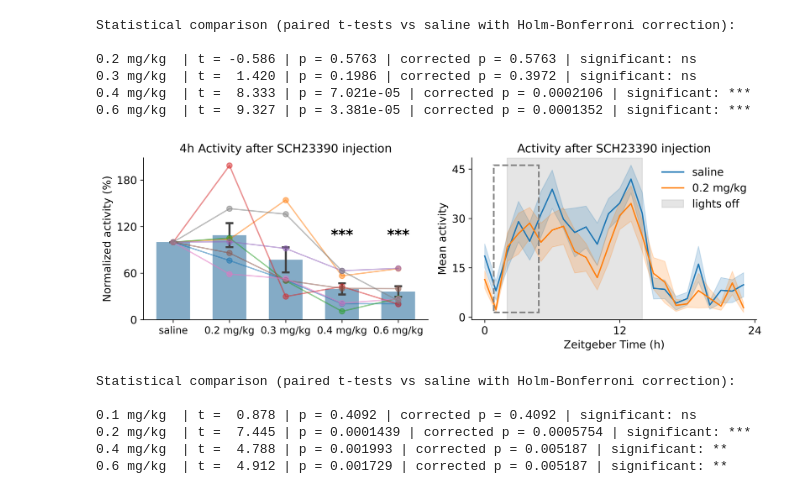
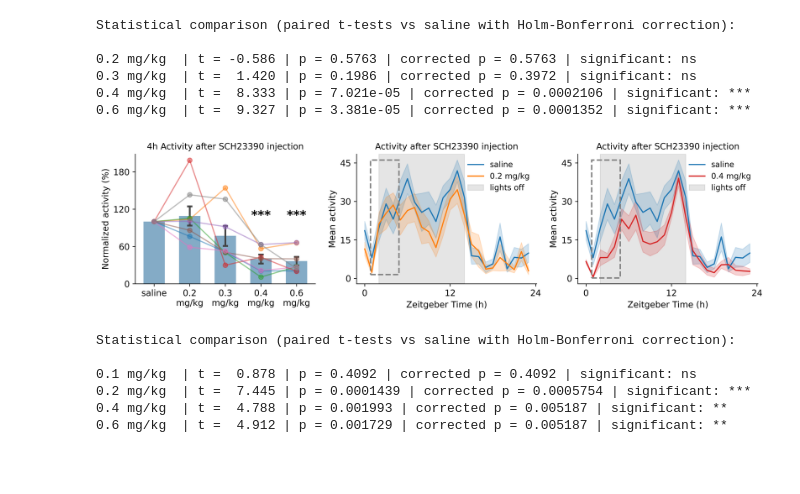
Before and after one commit to yiruchen4/Chen2026, a Jupyter notebook: Code/ChenFigureS2.ipynb, the cells around one changed output. Cells and saved outputs as stored; diff of their text form; code cells hidden in the pictures; blank space fills up the shorter version.

```diff
--- a/Code/ChenFigureS2.ipynb
+++ b/Code/ChenFigureS2.ipynb
@@ -59,7 +59,7 @@ for (condition, raw_p), corrected_p, rej in zip(comparisons, pvals_corrected, re
     star = p_to_star(corrected_p)
     print(f"{condition:<10} | t = {tstat:>6.3f} | p = {raw_p:.4g} | corrected p = {corrected_p:.4g} | significant: {star or 'ns'}")
 
-fig, axes = plt.subplots(1, 2, figsize=(10.5, 3.5), dpi=600)
+fig, axes = plt.subplots(1, 3, figsize=(12, 3.25), dpi=600)
 
 # Figure 1: Barplot with line plots
 ax1 = axes[0]
@@ -86,14 +86,14 @@ for individual_id in df1['id'].unique():
         alpha=0.5
     )
 
-ax1.set_title('4h Activity after SCH23390 injection', fontsize=13)
-ax1.set_ylabel('Normalized activity (%)', fontsize=12)
-ax1.set_xlabel('', fontsize=12)
-custom_labels = ['saline', '0.2 mg/kg', '0.3 mg/kg', '0.4 mg/kg', '0.6 mg/kg']
+ax1.set_title('4h Activity after SCH23390 injection', fontsize=11)
+ax1.set_ylabel('Normalized activity (%)', fontsize=11)
+ax1.set_xlabel('', fontsize=11)
+custom_labels = ['saline', '0.2\nmg/kg', '0.3\nmg/kg', '0.4\nmg/kg', '0.6\nmg/kg']
 ax1.set_xticks(range(len(custom_labels)))
 ax1.set_xticklabels(custom_labels, fontsize=11)
 ax1.yaxis.set_major_locator(ticker.MaxNLocator(integer=True, nbins=4))
-ax1.tick_params(axis='y', labelsize=12)
+ax1.tick_params(axis='y', labelsize=11)
 ax1.legend([], frameon=False)
 
 y_offset = df1['mean_normalized'].max() * .5
@@ -204,34 +204,34 @@ summary_sub['lower'] = summary_sub['mean'] - summary_sub['sem']
 summary_sub['upper'] = summary_sub['mean'] + summary_sub['sem']
 ymin = summary_sub['lower'].min()
 ymax = summary_sub['upper'].max()
 
 box = patches.Rectangle(
     (0.8, ymin),  # Lower-left corner at ~ZT1
     4,            # Width (ZT5 − ZT1 = 4)
     ymax - ymin,  # Height
     linewidth=1.8,
     edgecolor='gray',
     facecolor='none',
     linestyle='--',
     zorder=5
 )
 ax3.add_patch(box)
 ymin = min(ax2.get_ylim()[0], ax3.get_ylim()[0])
 ymax = max(ax2.get_ylim()[1], ax3.get_ylim()[1])
 ax2.set_ylim(ymin, ymax)
 ax3.set_ylim(ymin, ymax)
 
 # Adjust layout
 plt.tight_layout()
 plt.show()
 # %% [output]
 Statistical comparison (paired t-tests vs saline with Holm-Bonferroni correction):
 
 0.2 mg/kg  | t = -0.586 | p = 0.5763 | corrected p = 0.5763 | significant: ns
 0.3 mg/kg  | t =  1.420 | p = 0.1986 | corrected p = 0.3972 | significant: ns
 0.4 mg/kg  | t =  8.333 | p = 7.021e-05 | corrected p = 0.0002106 | significant: ***
 0.6 mg/kg  | t =  9.327 | p = 3.381e-05 | corrected p = 0.0001352 | significant: ***
-[figure, old version]
+[figure, new version]
 # %%
 # @title Figure S2C-D
 # Load and preprocess data
```
